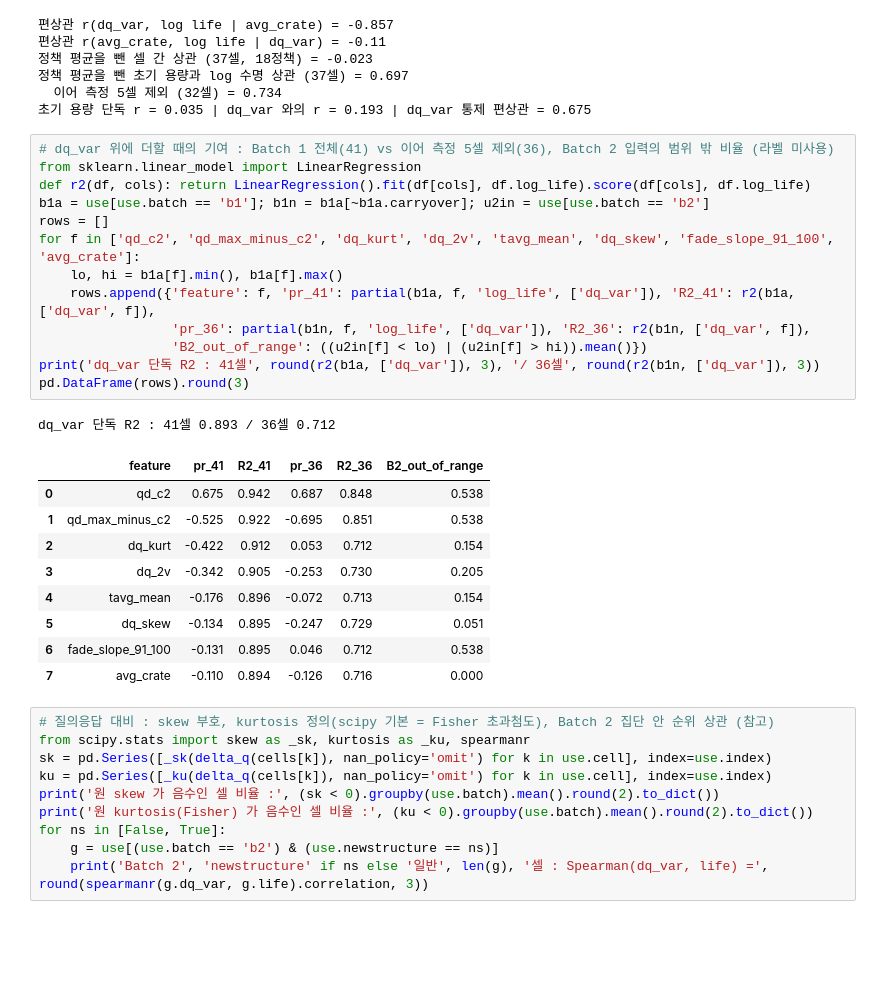
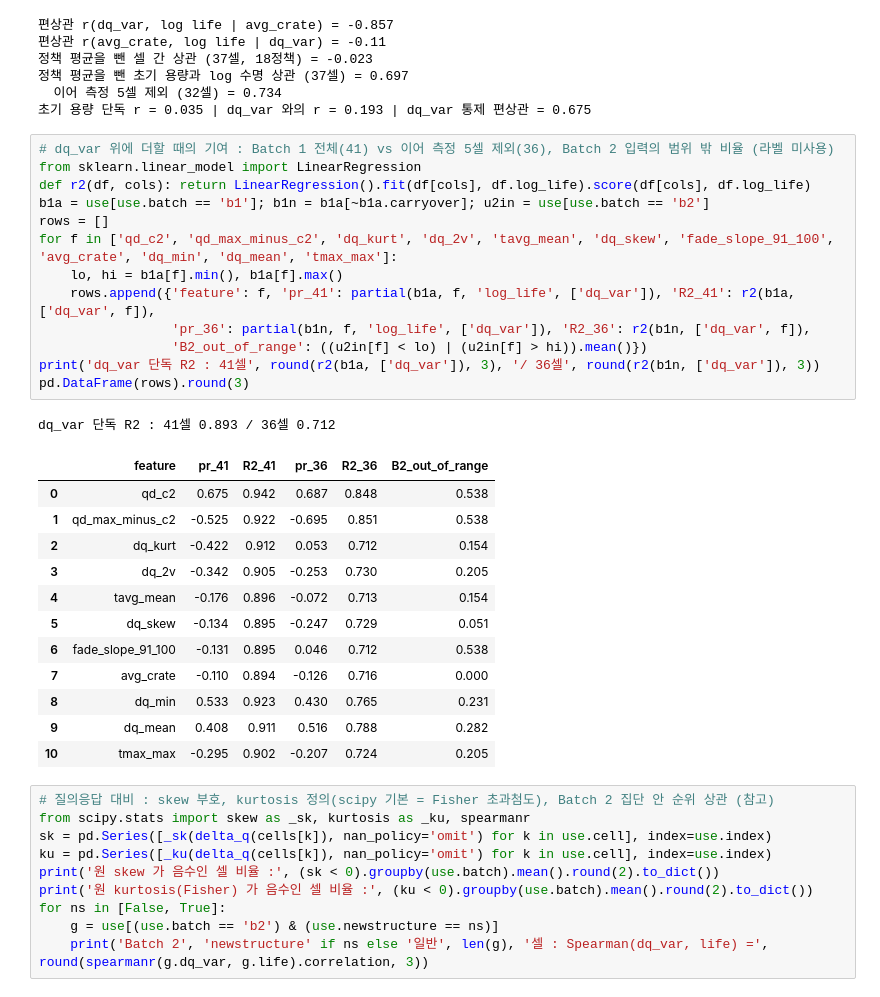
Before and after one commit to 97-99-02/ess-battery-project, a Jupyter notebook: notebooks/01_EDA.ipynb, the cells around one changed output. Drawn from its saved outputs; the diff is of its cells as text; blank space fills up the shorter version.

```diff
--- a/notebooks/01_EDA.ipynb
+++ b/notebooks/01_EDA.ipynb
@@ -351,27 +351,30 @@ print('초기 용량 단독 r =', round(b1u.qd_c2.corr(b1u.log_life), 3), '| dq_
 # %%
 # dq_var 위에 더할 때의 기여 : Batch 1 전체(41) vs 이어 측정 5셀 제외(36), Batch 2 입력의 범위 밖 비율 (라벨 미사용)
 from sklearn.linear_model import LinearRegression
 def r2(df, cols): return LinearRegression().fit(df[cols], df.log_life).score(df[cols], df.log_life)
 b1a = use[use.batch == 'b1']; b1n = b1a[~b1a.carryover]; u2in = use[use.batch == 'b2']
 rows = []
-for f in ['qd_c2', 'qd_max_minus_c2', 'dq_kurt', 'dq_2v', 'tavg_mean', 'dq_skew', 'fade_slope_91_100', 'avg_crate']:
+for f in ['qd_c2', 'qd_max_minus_c2', 'dq_kurt', 'dq_2v', 'tavg_mean', 'dq_skew', 'fade_slope_91_100', 'avg_crate', 'dq_min', 'dq_mean', 'tmax_max']:
     lo, hi = b1a[f].min(), b1a[f].max()
     rows.append({'feature': f, 'pr_41': partial(b1a, f, 'log_life', ['dq_var']), 'R2_41': r2(b1a, ['dq_var', f]),
                  'pr_36': partial(b1n, f, 'log_life', ['dq_var']), 'R2_36': r2(b1n, ['dq_var', f]),
                  'B2_out_of_range': ((u2in[f] < lo) | (u2in[f] > hi)).mean()})
 print('dq_var 단독 R2 : 41셀', round(r2(b1a, ['dq_var']), 3), '/ 36셀', round(r2(b1n, ['dq_var']), 3))
 pd.DataFrame(rows).round(3)
 # %% [output]
 dq_var 단독 R2 : 41셀 0.893 / 36셀 0.712
 |  | feature | pr_41 | R2_41 | pr_36 | R2_36 | B2_out_of_range |
 | 0 | qd_c2 | 0.675 | 0.942 | 0.687 | 0.848 | 0.538 |
 | 1 | qd_max_minus_c2 | -0.525 | 0.922 | -0.695 | 0.851 | 0.538 |
 | 2 | dq_kurt | -0.422 | 0.912 | 0.053 | 0.712 | 0.154 |
 | 3 | dq_2v | -0.342 | 0.905 | -0.253 | 0.730 | 0.205 |
 | 4 | tavg_mean | -0.176 | 0.896 | -0.072 | 0.713 | 0.154 |
 | 5 | dq_skew | -0.134 | 0.895 | -0.247 | 0.729 | 0.051 |
 | 6 | fade_slope_91_100 | -0.131 | 0.895 | 0.046 | 0.712 | 0.538 |
 | 7 | avg_crate | -0.110 | 0.894 | -0.126 | 0.716 | 0.000 |
+| 8 | dq_min | 0.533 | 0.923 | 0.430 | 0.765 | 0.231 |
+| 9 | dq_mean | 0.408 | 0.911 | 0.516 | 0.788 | 0.282 |
+| 10 | tmax_max | -0.295 | 0.902 | -0.207 | 0.724 | 0.205 |
 # %%
 # 질의응답 대비 : skew 부호, kurtosis 정의(scipy 기본 = Fisher 초과첨도), Batch 2 집단 안 순위 상관 (참고)
 from scipy.stats import skew as _sk, kurtosis as _ku, spearmanr
```
Also changed, not shown: 1 other file.
